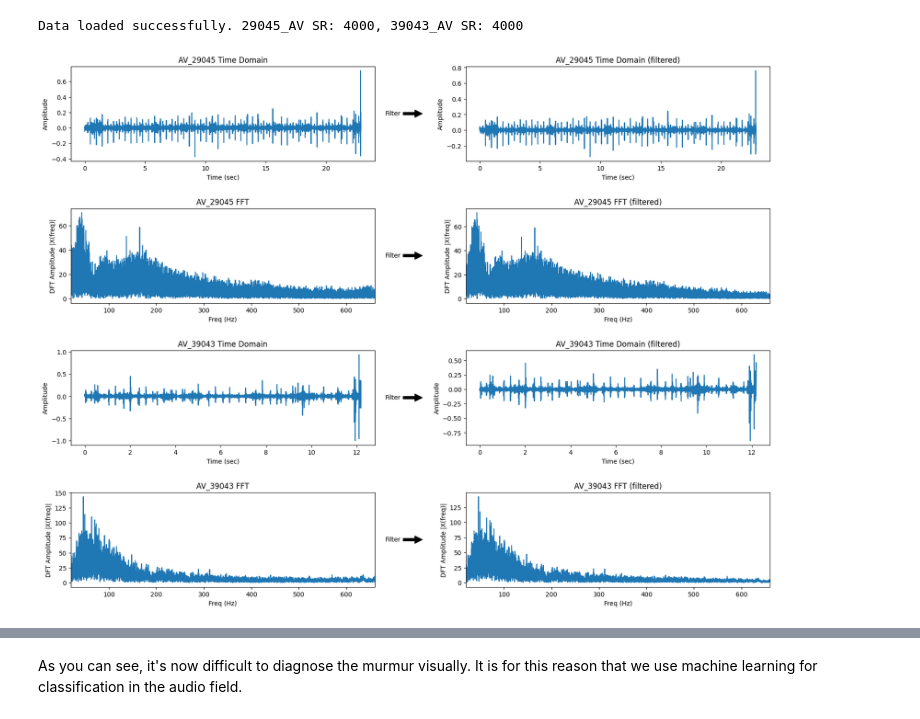
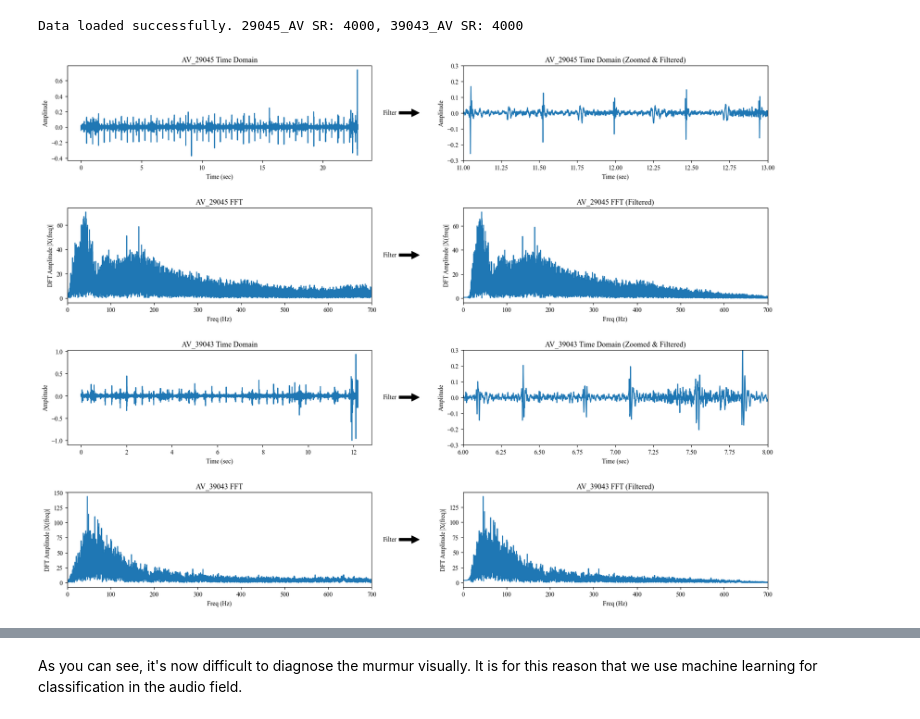
Before and after one commit to TimLukaHorstmann/L349-Assessment-1, a Jupyter notebook: Mobile_Health_Assessment_1_tlh45.ipynb, the cells around one changed output, grey strips where cells are left out. Saved outputs shown, nothing was run; the diff lists cells and outputs as text; code cells hidden in the pictures.

```diff
--- a/Mobile_Health_Assessment_1_tlh45.ipynb
+++ b/Mobile_Health_Assessment_1_tlh45.ipynb
@@ -341,8 +342,8 @@ plt.show()
 #AV_29045_signal, AV_29045_sr = librosa.load("/content/drive/MyDrive/Cambridge/Studies/Lent/MobileHealth/Assessment1/mobile-health-assignment-1/task_1_5/29045_AV.wav", sr=None)
 #AV_39043_signal, AV_39043_sr = librosa.load("/content/drive/MyDrive/Cambridge/Studies/Lent/MobileHealth/Assessment1/mobile-health-assignment-1/task_1_5/39043_AV.wav", sr=None)
 
-AV_29045_signal, AV_29045_sr = librosa.load("data/task_1_5/29045_AV.wav", sr=None)
-AV_39043_signal, AV_39043_sr = librosa.load("data/task_1_5/39043_AV.wav", sr=None)
+AV_29045_signal, AV_29045_sr = librosa.load("data/mobile-health-assignment-1/task_1_5/29045_AV.wav", sr=None)
+AV_39043_signal, AV_39043_sr = librosa.load("data/mobile-health-assignment-1/task_1_5/39043_AV.wav", sr=None)
 
 print(f"Data loaded successfully. 29045_AV SR: {AV_29045_sr}, 39043_AV SR: {AV_39043_sr}")
 # %% [output]
@@ -350,39 +351,45 @@ Data loaded successfully. 29045_AV SR: 4000, 39043_AV SR: 4000
 # %%
 # get time
 AV_29045_time = np.linspace(0, len(AV_29045_signal) / AV_29045_sr, num=len(AV_29045_signal))
 AV_39043_time = np.linspace(0, len(AV_39043_signal) / AV_39043_sr, num=len(AV_39043_signal))
 
 # filter signals
 AV_29045_signal_filtered = butter_bandpass_filter(AV_29045_signal, low_cutoff, high_cutoff, AV_29045_sr, 4)
 AV_39043_signal_filtered = butter_bandpass_filter(AV_39043_signal, low_cutoff, high_cutoff, AV_39043_sr, 4)
 
 # plot for both files
 plt.figure(figsize=(20, 15))
 plt.subplots_adjust(hspace=0.5, wspace=0.3)
 
-xlim_time = None
+xlim_time1 = (11,13)
+xlim_time2 = (6,8)
 
-xlim_fft = (low_cutoff, high_cutoff)
+ylim_time1 = (-0.3, 0.3)
+ylim_time2 = (-0.3, 0.3)
+
+xlim_fft = (max(0,low_cutoff-50), high_cutoff+100) # show x-axis only for relevant frequencies incl. a margin
+
+
 # non-filtered: first column, filtered: second column
 # AV_29045 plots (first two rows)
-plot_time_domain(AV_29045_signal, AV_29045_time, 'AV_29045 Time Domain', row=4, col=2, index=1, xlim=xlim_time, ylim=None) # unfiltered
-plot_time_domain(AV_29045_signal_filtered, AV_29045_time, 'AV_29045 Time Domain (filtered)', row=4, col=2, index=2, xlim=xlim_time, ylim=None) # filtered
+plot_time_domain(AV_29045_signal, AV_29045_time, 'AV_29045 Time Domain', row=4, col=2, index=1, xlim=None, ylim=None) # unfiltered
+plot_time_domain(AV_29045_signal_filtered, AV_29045_time, 'AV_29045 Time Domain (Zoomed & Filtered)', row=4, col=2, index=2, xlim=xlim_time1, ylim=ylim_time1) # filtered
 plt.annotate('Filter', **annotation_props)
 
 
 plot_frequency_domain(AV_29045_signal, AV_29045_sr, 'AV_29045 FFT', row=4, col=2, index=3, xlim=xlim_fft, ylim=None) # unfiltered
-plot_frequency_domain(AV_29045_signal_filtered, AV_29045_sr, 'AV_29045 FFT (filtered)', row=4, col=2, index=4, xlim=xlim_fft, ylim=None) # filtered
+plot_frequency_domain(AV_29045_signal_filtered, AV_29045_sr, 'AV_29045 FFT (Filtered)', row=4, col=2, index=4, xlim=xlim_fft, ylim=None) # filtered
 plt.annotate('Filter', **annotation_props)
 
 # AV_39043 plots (second two rows)
-plot_time_domain(AV_39043_signal, AV_39043_time , 'AV_39043 Time Domain', row=4, col=2, index=5, xlim=xlim_time, ylim=None) # unfiltered
-plot_time_domain(AV_39043_signal_filtered, AV_39043_time , 'AV_39043 Time Domain (filtered)', row=4, col=2, index=6, xlim=xlim_time, ylim=None) # filtered
+plot_time_domain(AV_39043_signal, AV_39043_time , 'AV_39043 Time Domain', row=4, col=2, index=5, xlim=None, ylim=None) # unfiltered
+plot_time_domain(AV_39043_signal_filtered, AV_39043_time , 'AV_39043 Time Domain (Zoomed & Filtered)', row=4, col=2, index=6, xlim=xlim_time2, ylim=ylim_time2) # filtered
 plt.annotate('Filter', **annotation_props)
 
 plot_frequency_domain(AV_39043_signal, AV_39043_sr, 'AV_39043 FFT', row=4, col=2, index=7, xlim=xlim_fft, ylim=None) # unfiltered
-plot_frequency_domain(AV_39043_signal_filtered, AV_39043_sr, 'AV_39043 FFT (filtered)', row=4, col=2, index=8, xlim=xlim_fft, ylim=None) # filtered
+plot_frequency_domain(AV_39043_signal_filtered, AV_39043_sr, 'AV_39043 FFT (Filtered)', row=4, col=2, index=8, xlim=xlim_fft, ylim=None) # filtered
 plt.annotate('Filter', **annotation_props)
 
 plt.show()
 # %% [output]
-[figure, old version]
+[figure, new version]
```
Also changed, not shown: parts of 13 cells of this notebook, 3 other files.
